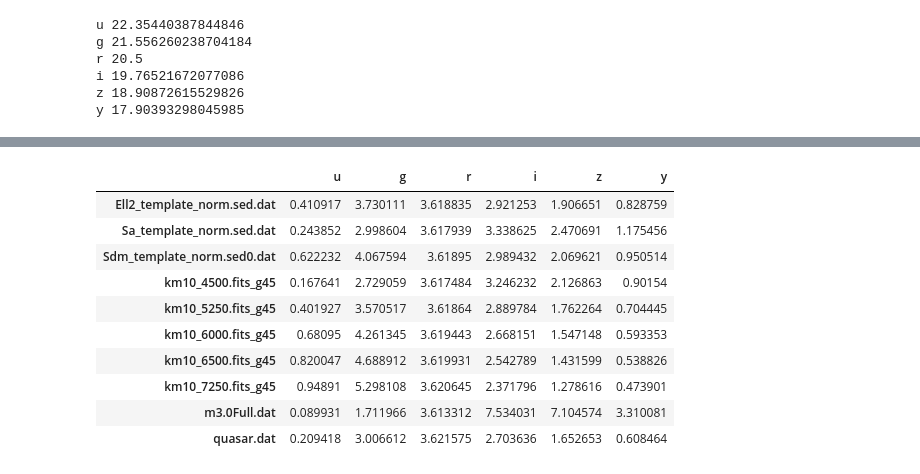
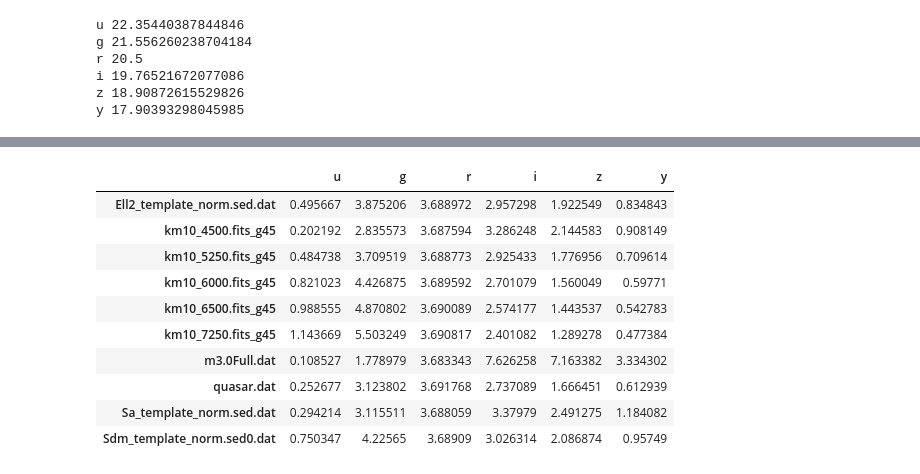
Before and after one commit to lsst/throughputs, a Jupyter notebook: examples/Calculating SNR.ipynb, the cells around one changed output, grey strips where cells are left out. Drawn from its saved outputs; the diff is of its cells as text; code cells hidden in the pictures.

```diff
--- a/examples/Calculating SNR.ipynb
+++ b/examples/Calculating SNR.ipynb
@@ -155,12 +156,12 @@ Calculate the SNR, assuming optimal measurement over the PSF. This means we can
 `Sed` method `calcSNR_psf` accepts an instantiation of the `PhotometricParameters` class, which carries values for readnoise, platescale, gain, number of exposures, etc, set to defaults appropriate for general LSST purposes (and assuming 30 second visits, consisting of two 15 second exposures).
 # %%
 # Set up the photometric parameters for LSST
-photParams = PhotometricParameters(gain=1)
+photParams = PhotometricParameters(gain=1, exptime=30, nexp=1)
 # Set up the seeing. "seeing" traditional = FWHMgeom in our terms
 #  (i.e. the physical size of a double-gaussian or von Karman PSF)
 # But we use the equivalent FWHM of a single gaussian in the SNR calculation, so convert.
 seeing = 0.7
-FWHMeff = SignalToNoise.fwhm_geom2_fwhm_eff(seeing)
+FWHMeff = snr.fwhm_geom2_fwhm_eff(seeing)
 # %%
 # We can investigate the SNR calculation a little closer for a single object, let's use the Mdwarf.
 s = 'm3.0Full.dat'
@@ -190,10 +191,10 @@ Noise from source: 71.69
 # %%
 # Calculate SNR for all seds in all filters.
-snr = pd.DataFrame(index=seds, columns=filterlist)
-for i, s in enumerate(seds):
+snr_df = pd.DataFrame(index=seds, columns=filterlist)
+for s in seds:
     for f in filterlist:
-        snr.iloc[i][f] = SignalToNoise.calc_snr_sed(seds[s], lsst_total[f], darksky, lsst_system[f],
+        snr_df.loc[s, f] = snr.calc_snr_sed(seds[s], lsst_total[f], darksky, lsst_system[f],
                                                    photParams, fwhm_eff=FWHMeff, verbose=False)
-snr
+snr_df
 # %% [output]
 |  | u | g | r | i | z | y |
@@ -240,14 +241,14 @@ z 18.90872615529826
 y 17.90393298045985
 # %%
 # Calculate SNR with varied sky brightness
-photParams = PhotometricParameters()
+photParams = PhotometricParameters(exptime=30, nexp=1)
 seeing = 0.7
-FWHMeff = SignalToNoise.fwhm_geom2_fwhm_eff(seeing)
-snr = pd.DataFrame(index=seds, columns=filterlist)
-for i, s in enumerate(seds):
+FWHMeff = snr.fwhm_geom2_fwhm_eff(seeing)
+snr_df = pd.DataFrame(index=seds, columns=filterlist)
+for s in seds:
     for f in filterlist:
-        snr.iloc[i][f] = SignalToNoise.calc_snr_sed(seds[s], lsst_total[f], darksky, lsst_system[f],
+        snr_df.loc[s, f] = snr.calc_snr_sed(seds[s], lsst_total[f], darksky, lsst_system[f],
                                                   photParams, fwhm_eff=FWHMeff, verbose=False)
-snr
+snr_df
 # %% [output]
 |  | u | g | r | i | z | y |
@@ -264,25 +265,25 @@ snr
 # %%
 # Vary the seeing (with this new sky background)
-photParams = PhotometricParameters()
+photParams = PhotometricParameters(exptime=30, nexp=1)
 seeing = 1.2
-FWHMeff = SignalToNoise.fwhm_geom2_fwhm_eff(seeing)
-for i, s in enumerate(seds):
+FWHMeff = snr.fwhm_geom2_fwhm_eff(seeing)
+for s in seds:
     for f in filterlist:
-        snr.iloc[i][f] = SignalToNoise.calc_snr_sed(seds[s], lsst_total[f], darksky, lsst_system[f],
+        snr_df.loc[s, f] = snr.calc_snr_sed(seds[s], lsst_total[f], darksky, lsst_system[f],
                                               photParams, fwhm_eff=FWHMeff, verbose=False)
-display(snr)
+display(snr_df)
 # %% [output]
 |  | u | g | r | i | z | y |
-| Ell2_template_norm.sed.dat | 0.410917 | 3.730111 | 3.618835 | 2.921253 | 1.906651 | 0.828759 |
-| Sa_template_norm.sed.dat | 0.243852 | 2.998604 | 3.617939 | 3.338625 | 2.470691 | 1.175456 |
-| Sdm_template_norm.sed0.dat | 0.622232 | 4.067594 | 3.61895 | 2.989432 | 2.069621 | 0.950514 |
-| km10_4500.fits_g45 | 0.167641 | 2.729059 | 3.617484 | 3.246232 | 2.126863 | 0.90154 |
-| km10_5250.fits_g45 | 0.401927 | 3.570517 | 3.61864 | 2.889784 | 1.762264 | 0.704445 |
-| km10_6000.fits_g45 | 0.68095 | 4.261345 | 3.619443 | 2.668151 | 1.547148 | 0.593353 |
-| km10_6500.fits_g45 | 0.820047 | 4.688912 | 3.619931 | 2.542789 | 1.431599 | 0.538826 |
-| km10_7250.fits_g45 | 0.94891 | 5.298108 | 3.620645 | 2.371796 | 1.278616 | 0.473901 |
-| m3.0Full.dat | 0.089931 | 1.711966 | 3.613312 | 7.534031 | 7.104574 | 3.310081 |
-| quasar.dat | 0.209418 | 3.006612 | 3.621575 | 2.703636 | 1.652653 | 0.608464 |
+| Ell2_template_norm.sed.dat | 0.495667 | 3.875206 | 3.688972 | 2.957298 | 1.922549 | 0.834843 |
+| km10_4500.fits_g45 | 0.202192 | 2.835573 | 3.687594 | 3.286248 | 2.144583 | 0.908149 |
+| km10_5250.fits_g45 | 0.484738 | 3.709519 | 3.688773 | 2.925433 | 1.776956 | 0.709614 |
+| km10_6000.fits_g45 | 0.821023 | 4.426875 | 3.689592 | 2.701079 | 1.560049 | 0.59771 |
+| km10_6500.fits_g45 | 0.988555 | 4.870802 | 3.690089 | 2.574177 | 1.443537 | 0.542783 |
+| km10_7250.fits_g45 | 1.143669 | 5.503249 | 3.690817 | 2.401082 | 1.289278 | 0.477384 |
+| m3.0Full.dat | 0.108527 | 1.778979 | 3.683343 | 7.626258 | 7.163382 | 3.334302 |
+| quasar.dat | 0.252677 | 3.123802 | 3.691768 | 2.737089 | 1.666451 | 0.612939 |
+| Sa_template_norm.sed.dat | 0.294214 | 3.115511 | 3.688059 | 3.37979 | 2.491275 | 1.184082 |
+| Sdm_template_norm.sed0.dat | 0.750347 | 4.22565 | 3.68909 | 3.026314 | 2.086874 | 0.95749 |
 # %%
 # Or vary the readnoise (for example) -- notice biggest effect in u band
 old_readnoise = photParams.readnoise
```
Also changed, not shown: parts of 8 cells of this notebook, 4 other files.
